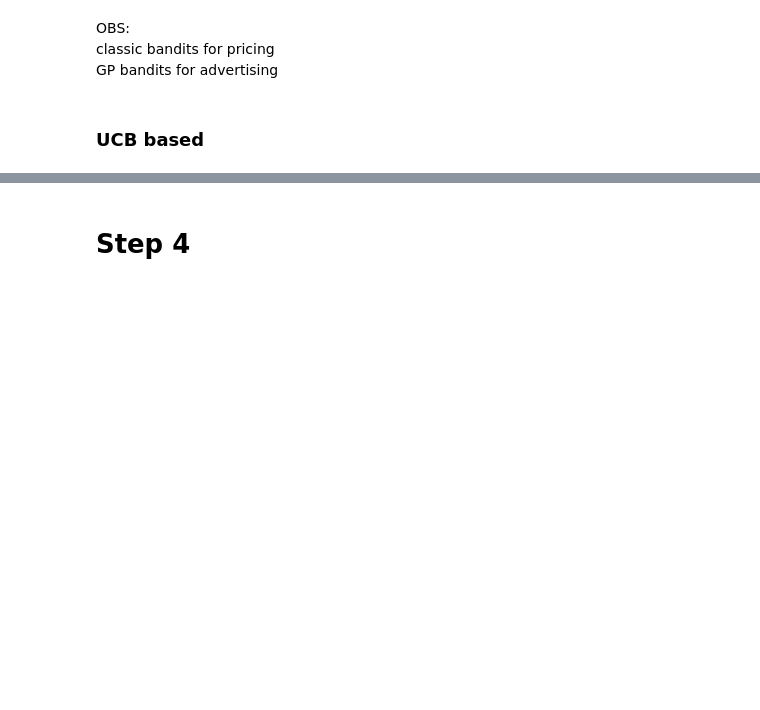
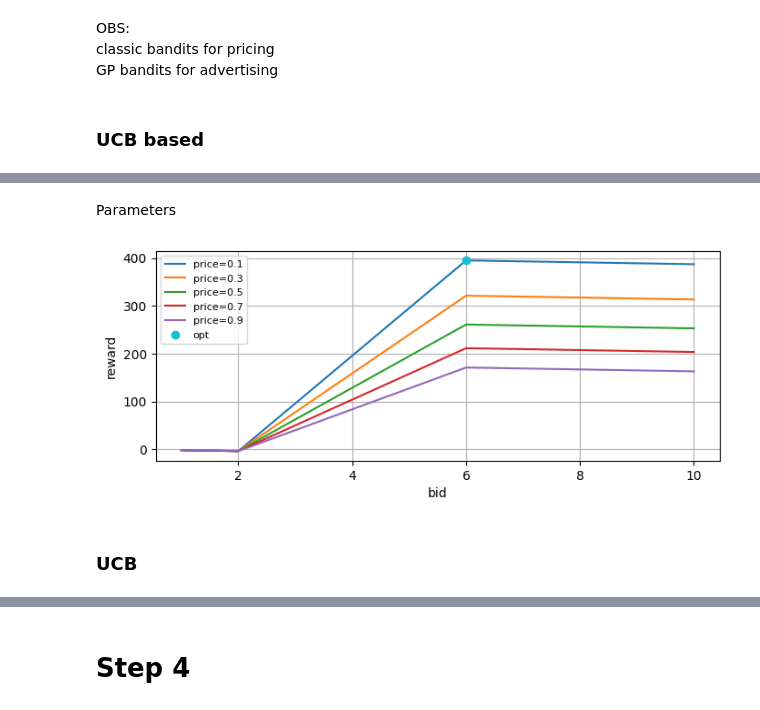
Before and after one commit to ossama-eloukili/Online-Learning-Applications-Project, a Jupyter notebook: bySTEPS.ipynb, the cells around one changed output, grey strips where cells are left out. Cells and saved outputs as stored; diff of their text form; code cells hidden in the pictures; blank space fills up the shorter version.

Commit message:
step 3 TS

```diff
--- a/bySTEPS.ipynb
+++ b/bySTEPS.ipynb
@@ -1472,0 +1343,54 @@ class Custom_GPTS_Learner(Learner):
+# %% [markdown]
+Parameters
+# %%
+#Fixed parameters
+T = 100#365
+
+# in this step the optimal price for the conversion rate is given,
+# so let's fix the price and compute the releated conversion rate
+
+# margin
+margin = 90
+
+# sigmas
+sigma_clicks = 0.5
+sigma_costs = 0.3
+
+#setting the arms
+bids = np.linspace(1,10,100)
+prices =  np.array([1,3,5,7,9]) / 10 #np.array([1,3,5,7,9])
+
+
+opt_arm_price = np.argmax(C1.conversion_rate_function(prices)) #optimal value of convertion rate between the arms
+opt_price = prices[opt_arm_price]
+
+opt_conversion_rate = C1.conversion_rate_function(opt_price)
+
+# rewards_on_bid_arms = C1.click_function(bids) * opt_conversion_rate * margin - C1.cost_function(bids)
+opt_bid_arm = np.argmax(C1.click_function(bids) * opt_conversion_rate * margin - C1.cost_function(bids)) #optimal value of convertion rate between the arms
+opt_bid = bids[opt_bid_arm]
+
+opt_n_daily_clicks = C1.click_function(opt_bid)
+opt_cum_daily_costs = C1.cost_function(opt_bid)
+
+
+opt = opt_n_daily_clicks * opt_conversion_rate * margin - opt_cum_daily_costs
+
+
+n_experiments = 20
+
+
+
+
+plt.figure(figsize=(8,3))
+for price in prices:
+    plt.plot(bids, C1.click_function(bids) * C1.conversion_rate_function(price) * margin - C1.cost_function(bids), label = f'price={price}')
+plt.plot(opt_bid, opt, 'o', color = "C9", label = "opt")
+plt.xlabel('bid')
+plt.ylabel('reward')
+plt.legend(fontsize=8)
+plt.grid(True)
+# %% [output]
+[figure, added]
+# %% [markdown]
+### UCB
```
Also changed, not shown: parts of 30 cells of this notebook.
